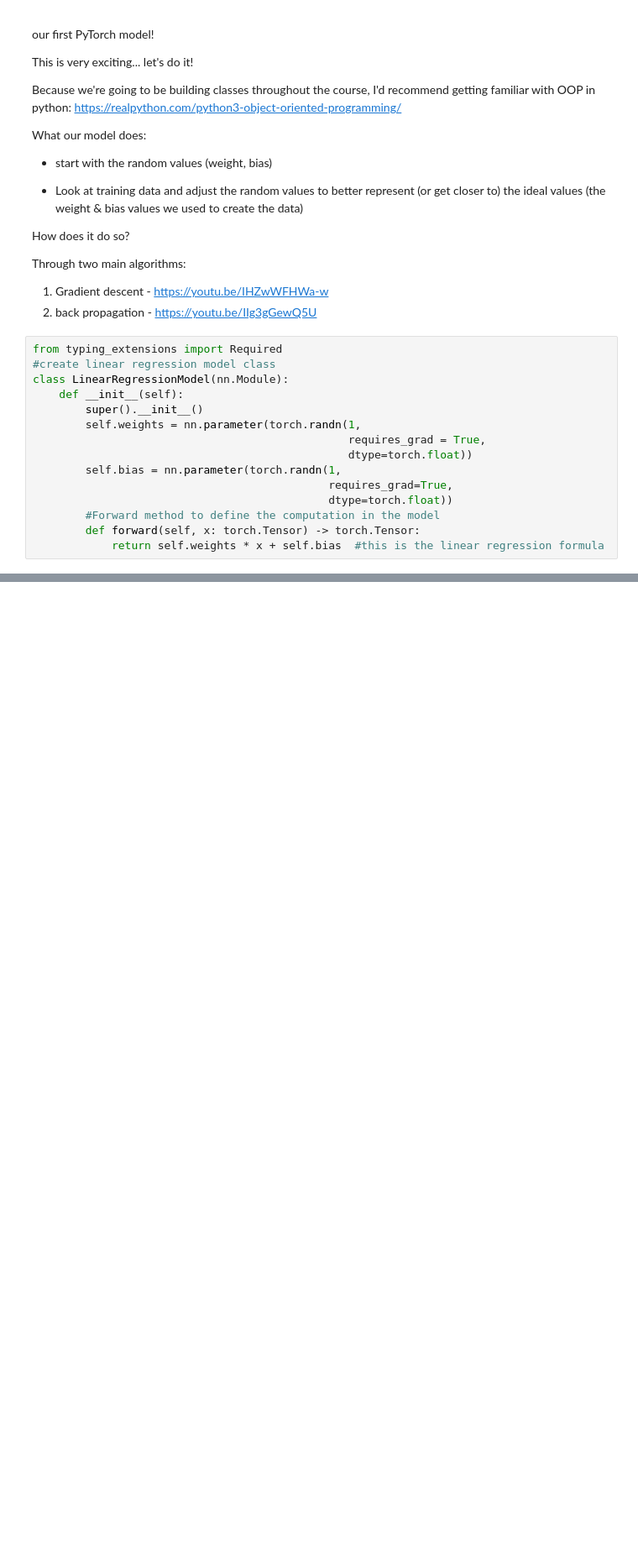
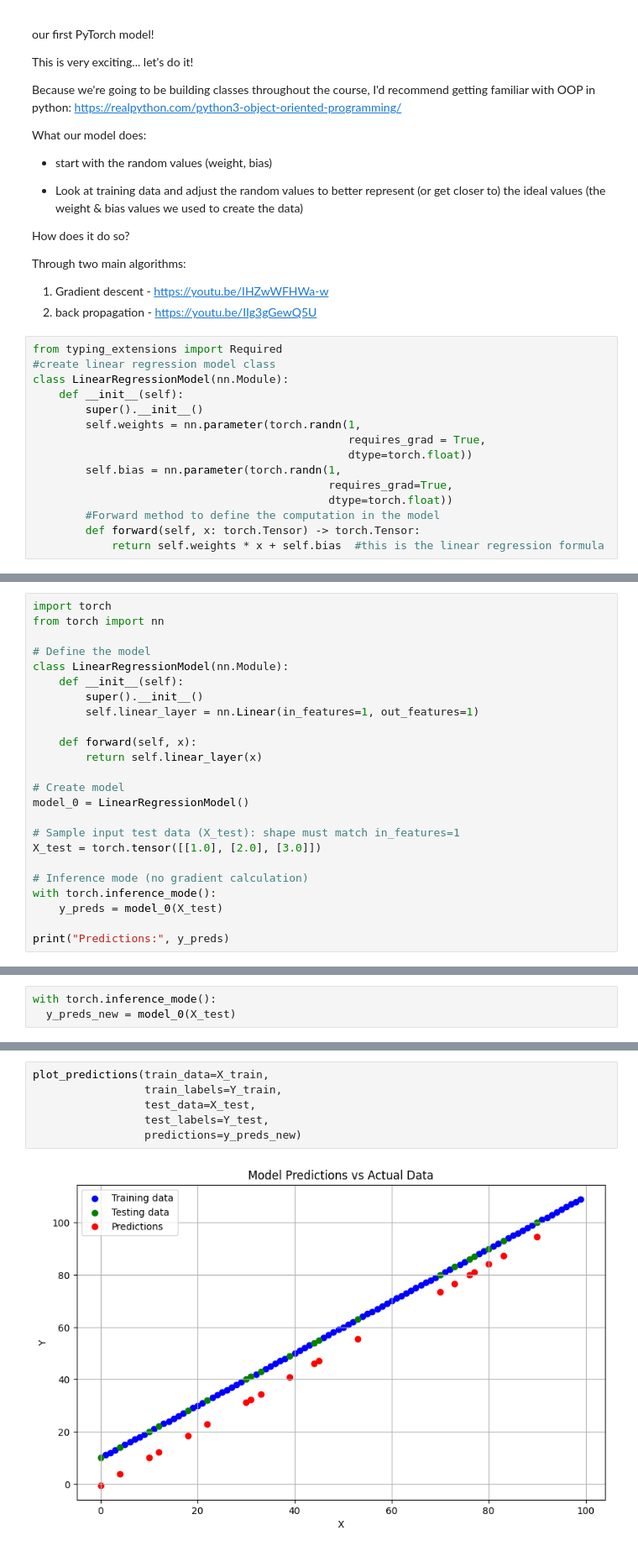
Before and after one commit to sara-javed/Pytorch-week4, a Jupyter notebook: 01_PyTorchWorkflow.ipynb, the cells around one changed output, grey strips where cells are left out. Shown: that part at 84% size. Drawn from its saved outputs; the diff is of its cells as text; blank space fills up the shorter version.

```diff
--- a/01_PyTorchWorkflow.ipynb
+++ b/01_PyTorchWorkflow.ipynb
@@ -175,0 +241,24 @@ class LinearRegressionModel(nn.Module):
+# %%
+import torch
+from torch import nn
+
+# Define the model
+class LinearRegressionModel(nn.Module):
+    def __init__(self):
+        super().__init__()
+        self.linear_layer = nn.Linear(in_features=1, out_features=1)
+
+    def forward(self, x):
+        return self.linear_layer(x)
+
+# Create model
+model_0 = LinearRegressionModel()
+
+# Sample input test data (X_test): shape must match in_features=1
+X_test = torch.tensor([[1.0], [2.0], [3.0]])
+
+# Inference mode (no gradient calculation)
+with torch.inference_mode():
+    y_preds = model_0(X_test)
+
+print("Predictions:", y_preds)
@@ -175,0 +480,3 @@ class LinearRegressionModel(nn.Module):
+# %%
+with torch.inference_mode():
+  y_preds_new = model_0(X_test)
@@ -175,0 +565,8 @@ class LinearRegressionModel(nn.Module):
+# %%
+plot_predictions(train_data=X_train,
+                 train_labels=Y_train,
+                 test_data=X_test,
+                 test_labels=Y_test,
+                 predictions=y_preds_new)
+# %% [output]
+[figure, added]
```
Also changed, not shown: parts of 24 cells of this notebook.
